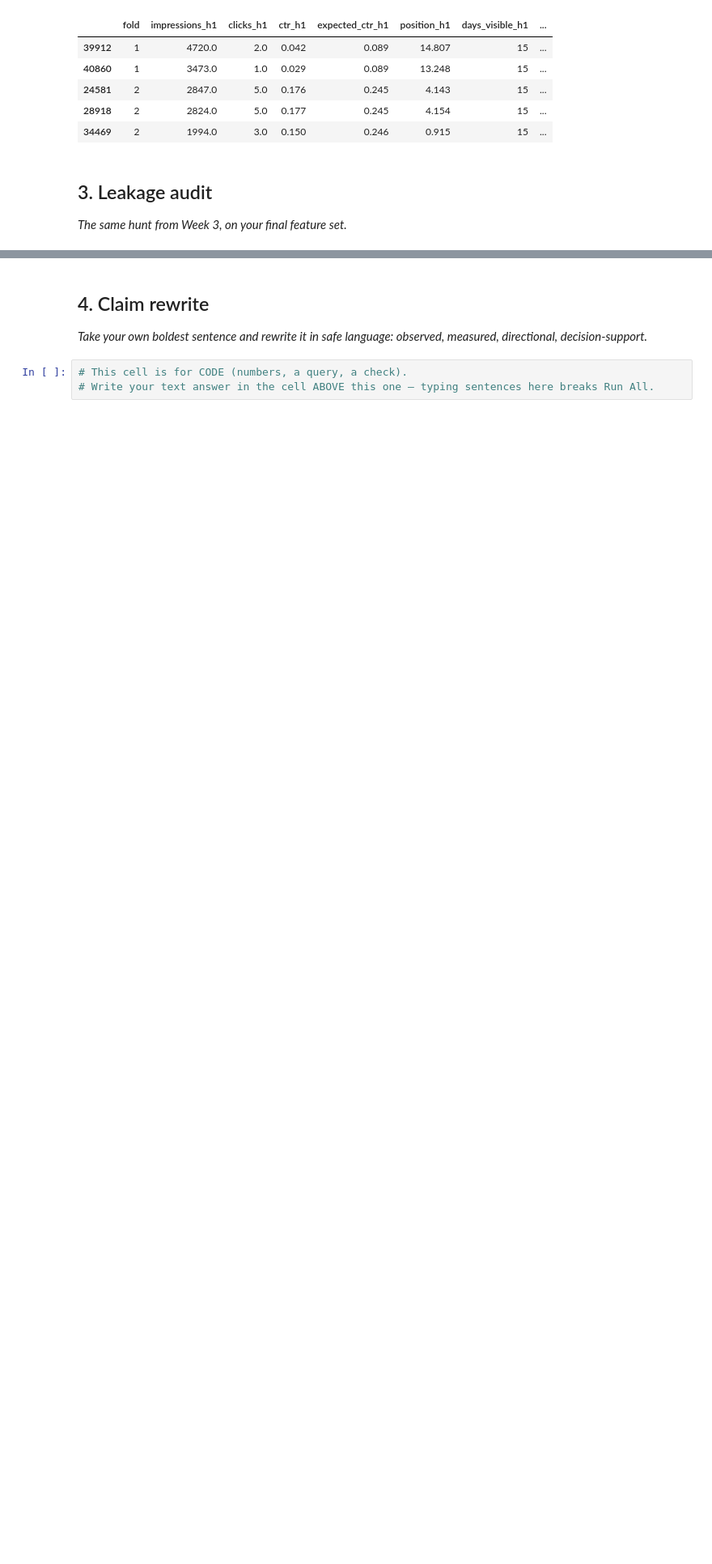
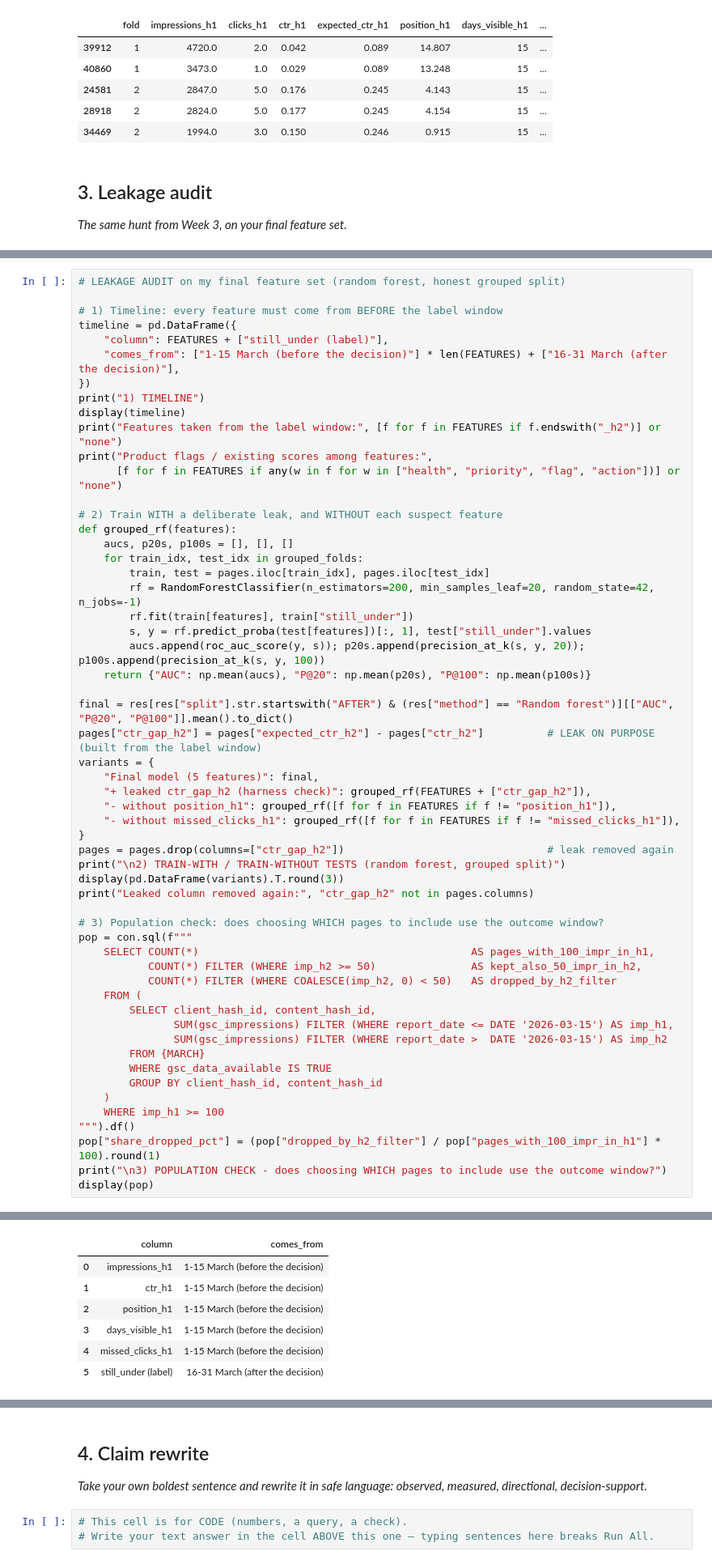
Before and after one commit to jjcodes999/flyrank-ml-repo, a Jupyter notebook: work/notebooks/w06_validation_audit.ipynb, the cells around one changed output, grey strips where cells are left out. Shown at 81% size. Drawn from its saved outputs; the diff is of its cells as text; blank space fills up the shorter version.

```diff
--- a/work/notebooks/w06_validation_audit.ipynb
+++ b/work/notebooks/w06_validation_audit.ipynb
@@ -233,0 +258,57 @@ B) MISSES - stayed under-performing, but the forest ranked them in the bottom ha
+# %%
+# LEAKAGE AUDIT on my final feature set (random forest, honest grouped split)
+
+# 1) Timeline: every feature must come from BEFORE the label window
+timeline = pd.DataFrame({
+    "column": FEATURES + ["still_under (label)"],
+    "comes_from": ["1-15 March (before the decision)"] * len(FEATURES) + ["16-31 March (after the decision)"],
+})
+print("1) TIMELINE")
+display(timeline)
+print("Features taken from the label window:", [f for f in FEATURES if f.endswith("_h2")] or "none")
+print("Product flags / existing scores among features:",
+      [f for f in FEATURES if any(w in f for w in ["health", "priority", "flag", "action"])] or "none")
+
+# 2) Train WITH a deliberate leak, and WITHOUT each suspect feature
+def grouped_rf(features):
+    aucs, p20s, p100s = [], [], []
+    for train_idx, test_idx in grouped_folds:
+        train, test = pages.iloc[train_idx], pages.iloc[test_idx]
+        rf = RandomForestClassifier(n_estimators=200, min_samples_leaf=20, random_state=42, n_jobs=-1)
+        rf.fit(train[features], train["still_under"])
+        s, y = rf.predict_proba(test[features])[:, 1], test["still_under"].values
+        aucs.append(roc_auc_score(y, s)); p20s.append(precision_at_k(s, y, 20)); p100s.append(precision_at_k(s, y, 100))
+    return {"AUC": np.mean(aucs), "P@20": np.mean(p20s), "P@100": np.mean(p100s)}
+
+final = res[res["split"].str.startswith("AFTER") & (res["method"] == "Random forest")][["AUC", "P@20", "P@100"]].mean().to_dict()
+pages["ctr_gap_h2"] = pages["expected_ctr_h2"] - pages["ctr_h2"]          # LEAK ON PURPOSE (built from the label window)
+variants = {
+    "Final model (5 features)": final,
+    "+ leaked ctr_gap_h2 (harness check)": grouped_rf(FEATURES + ["ctr_gap_h2"]),
+    "- without position_h1": grouped_rf([f for f in FEATURES if f != "position_h1"]),
+    "- without missed_clicks_h1": grouped_rf([f for f in FEATURES if f != "missed_clicks_h1"]),
+}
+pages = pages.drop(columns=["ctr_gap_h2"])                                # leak removed again
+print("\n2) TRAIN-WITH / TRAIN-WITHOUT TESTS (random forest, grouped split)")
+display(pd.DataFrame(variants).T.round(3))
+print("Leaked column removed again:", "ctr_gap_h2" not in pages.columns)
+
+# 3) Population check: does choosing WHICH pages to include use the outcome window?
+pop = con.sql(f"""
+    SELECT COUNT(*)                                           AS pages_with_100_impr_in_h1,
+           COUNT(*) FILTER (WHERE imp_h2 >= 50)               AS kept_also_50_impr_in_h2,
+           COUNT(*) FILTER (WHERE COALESCE(imp_h2, 0) < 50)   AS dropped_by_h2_filter
+    FROM (
+        SELECT client_hash_id, content_hash_id,
+               SUM(gsc_impressions) FILTER (WHERE report_date <= DATE '2026-03-15') AS imp_h1,
+               SUM(gsc_impressions) FILTER (WHERE report_date >  DATE '2026-03-15') AS imp_h2
+        FROM {MARCH}
+        WHERE gsc_data_available IS TRUE
+        GROUP BY client_hash_id, content_hash_id
+    )
+    WHERE imp_h1 >= 100
+""").df()
+pop["share_dropped_pct"] = (pop["dropped_by_h2_filter"] / pop["pages_with_100_impr_in_h1"] * 100).round(1)
+print("\n3) POPULATION CHECK - does choosing WHICH pages to include use the outcome window?")
+display(pop)
+# %% [output]
@@ -233,0 +316,7 @@ B) MISSES - stayed under-performing, but the forest ranked them in the bottom ha
+|  | column | comes_from |
+| 0 | impressions_h1 | 1-15 March (before the decision) |
+| 1 | ctr_h1 | 1-15 March (before the decision) |
+| 2 | position_h1 | 1-15 March (before the decision) |
+| 3 | days_visible_h1 | 1-15 March (before the decision) |
+| 4 | missed_clicks_h1 | 1-15 March (before the decision) |
+| 5 | still_under (label) | 16-31 March (after the decision) |
```
Also changed, not shown: parts of 4 cells of this notebook.
